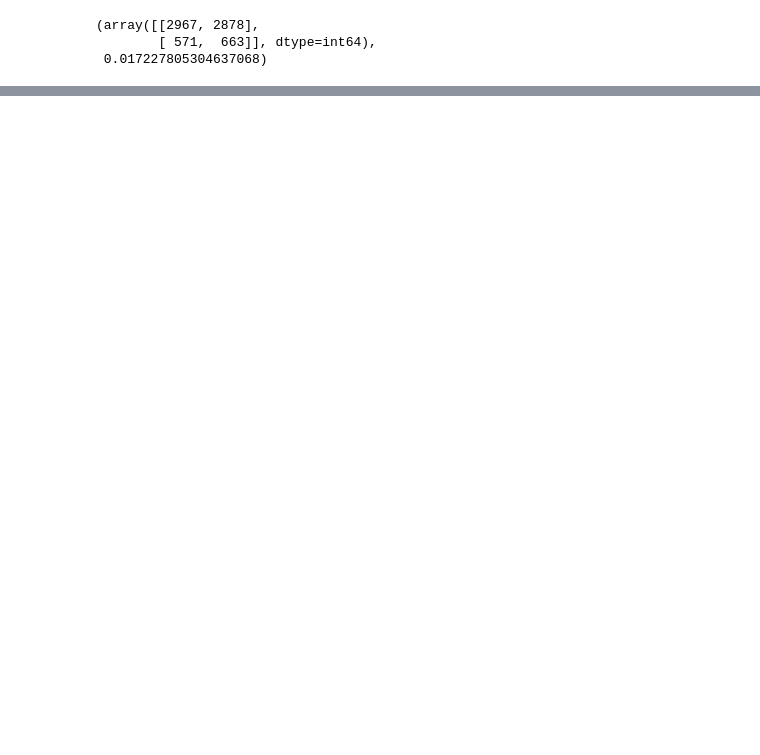
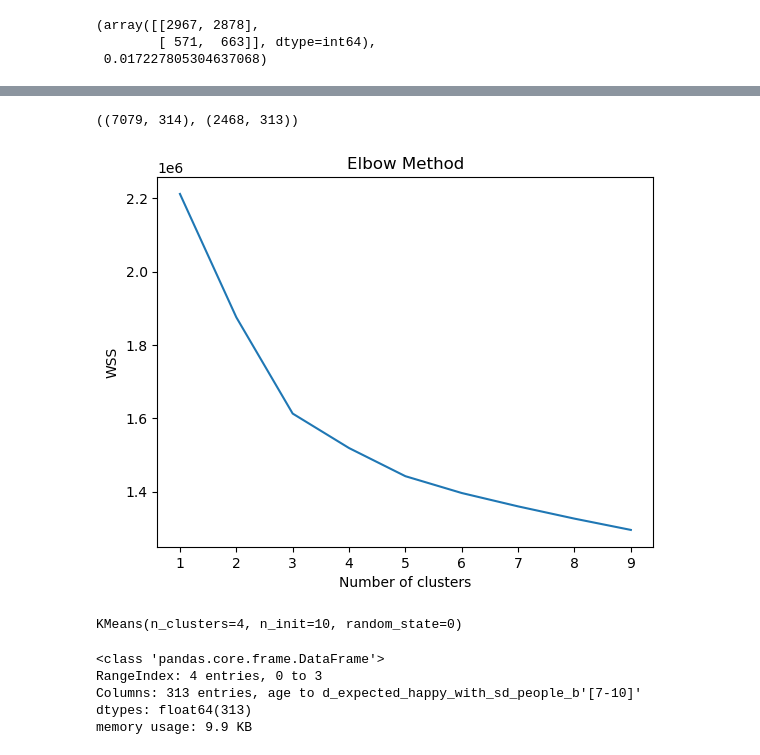
Before and after one commit to jcasarmiento/Clustering, a Jupyter notebook: dating_clustering.ipynb, the cells around one changed output, grey strips where cells are left out. Cells and saved outputs as stored; diff of their text form; code cells hidden in the pictures; blank space fills up the shorter version.

Commit message:
Add more info

```diff
--- a/dating_clustering.ipynb
+++ b/dating_clustering.ipynb
@@ -89,0 +93,3 @@ y=pd.get_dummies(y,drop_first=True)
+# %%
+y.rename(columns={"b'1'":"Match"},inplace=True)
+y.columns
@@ -97,0 +108,9 @@ confusion_matrix(y,k_means.labels_),silhouette_score(X,k_means.labels_)
+# %%
+ds_df=pd.concat([df,y],axis=1)
+# Separate the two classes
+df0=ds_df[ds_df["Match"]==0]
+df1=ds_df[ds_df["Match"]==1]
+df0=df0.sample(n=df1.shape[0],replace=False,random_state=0)   # take out a number of samples from the "bigger" class
+ds=pd.concat([df0,df1],ignore_index=True)  #combine
+ds=ds.sample(frac=1,random_state=0).reset_index(drop=True)   #shuffle the table, added random state so that it doesn´t change to compare later
+yds = ds.pop('Match')  # labels correspond to column match
@@ -97,0 +127,33 @@ confusion_matrix(y,k_means.labels_),silhouette_score(X,k_means.labels_)
+# %%
+ds_df.shape,ds.shape
+# %% [output]
+((7079, 314), (2468, 313))
+# %%
+WSS = []
+for k in range(1,10,1):
+    k_means=KMeans(n_clusters=k, random_state=0,n_init=10)
+    k_means.fit(ds)
+    WSS.append(k_means.inertia_)
+
+plt.plot(range(1,10,1), WSS)
+plt.title('Elbow Method')
+plt.xlabel('Number of clusters')
+plt.ylabel('WSS')
+plt.show()
+# %% [output]
+[figure, added]
+# %%
+k_means=KMeans(n_clusters=4, random_state=0,n_init=10)
+k_means.fit(ds)
+# %% [output]
+KMeans(n_clusters=4, n_init=10, random_state=0)
+# %%
+centroids=k_means.cluster_centers_
+df_centroids=pd.DataFrame(centroids,columns=df.columns)
+df_centroids.info()
+# %% [output]
+<class 'pandas.core.frame.DataFrame'>
+RangeIndex: 4 entries, 0 to 3
+Columns: 313 entries, age to d_expected_happy_with_sd_people_b'[7-10]'
+dtypes: float64(313)
+memory usage: 9.9 KB
```
Also changed, not shown: parts of 15 cells of this notebook.
